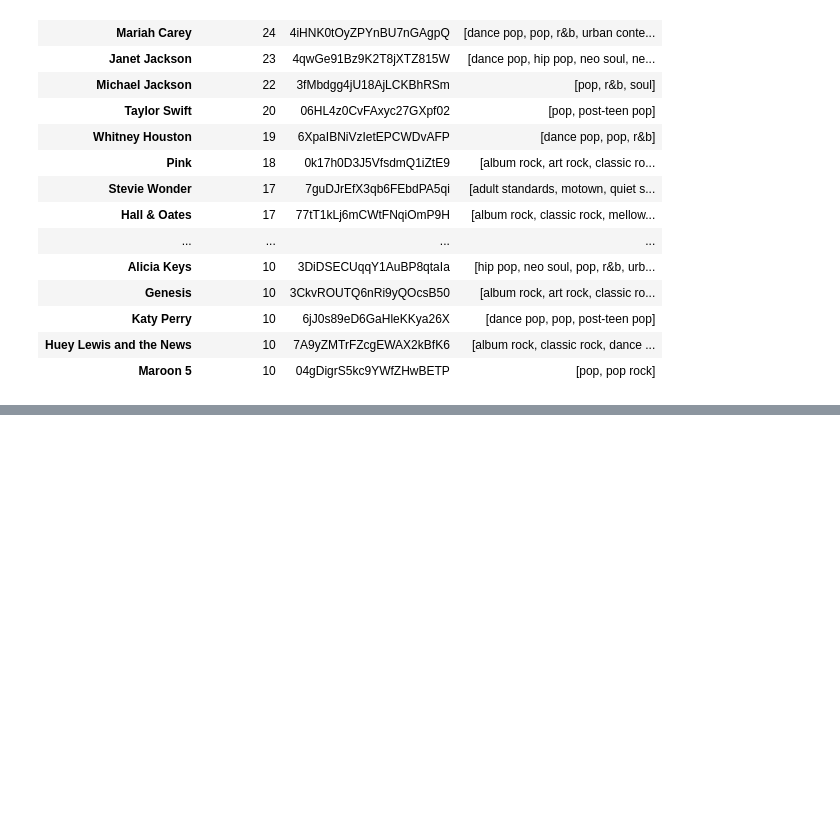
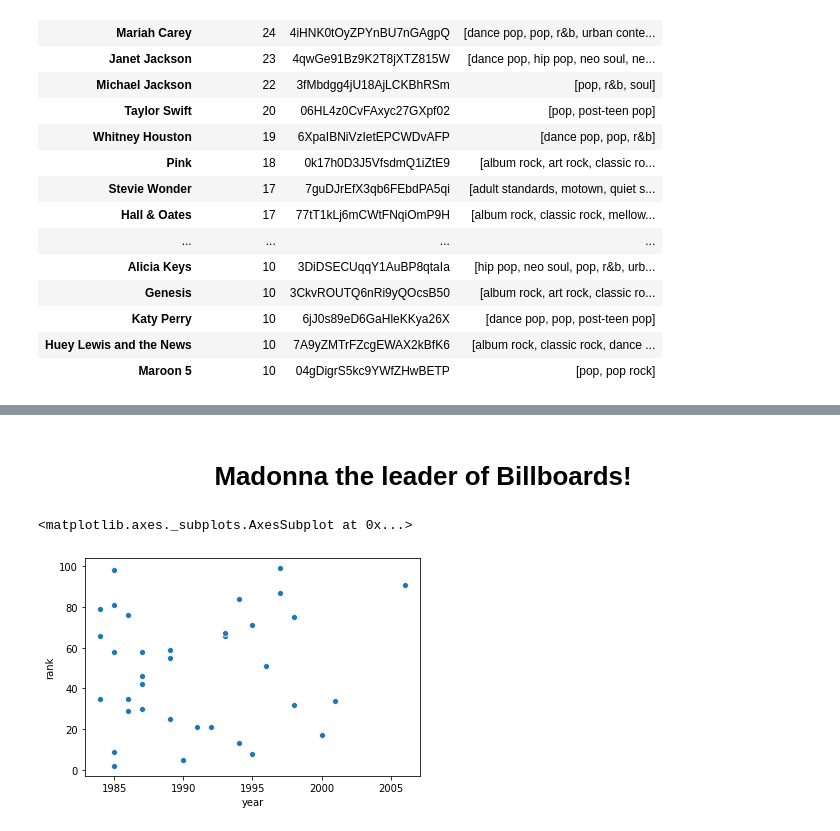
Before and after one commit to noahgriff99/320-Final-Project, a Jupyter notebook: BillboardNSpotify.ipynb, the cells around one changed output, grey strips where cells are left out. Drawn from its saved outputs; the diff is of its cells as text; code cells hidden in the pictures; blank space fills up the shorter version.

```diff
--- a/BillboardNSpotify.ipynb
+++ b/BillboardNSpotify.ipynb
@@ -507,0 +494,5 @@ for i,row in topArt.iterrows():
+# %%
+songs = pd.DataFrame(topSongs)
+songs = songs.drop(columns=['level_0','index'])
+songs = songs.reset_index()
+songs = songs.drop('index',axis = 1)
@@ -507,0 +518,8 @@ for i,row in topArt.iterrows():
+# %% [markdown]
+<h1><center>Madonna the leader of Billboards!</center></h1>
+# %%
+madonna = songs.loc[songs['artist'] == 'Madonna']
+sns.scatterplot(madonna['year'],madonna['rank'])
+# %% [output]
+<matplotlib.axes._subplots.AxesSubplot at 0x...>
+[figure, added]
```
Also changed, not shown: parts of 31 cells of this notebook, 1 other file.
